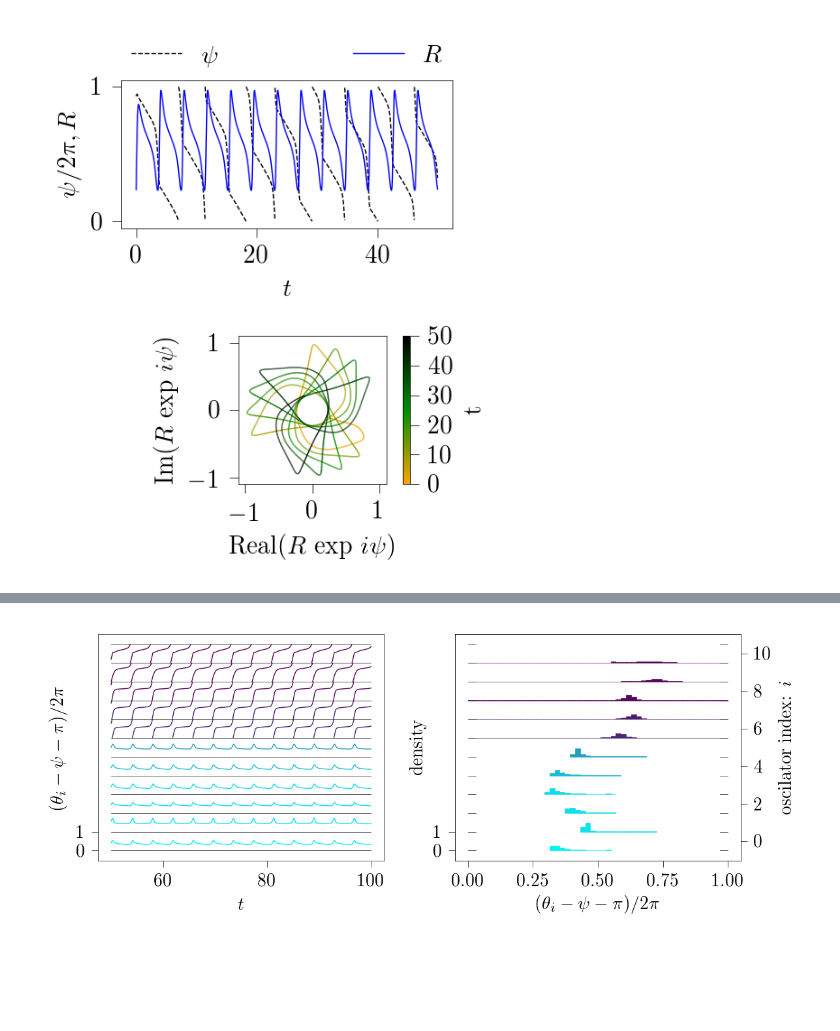
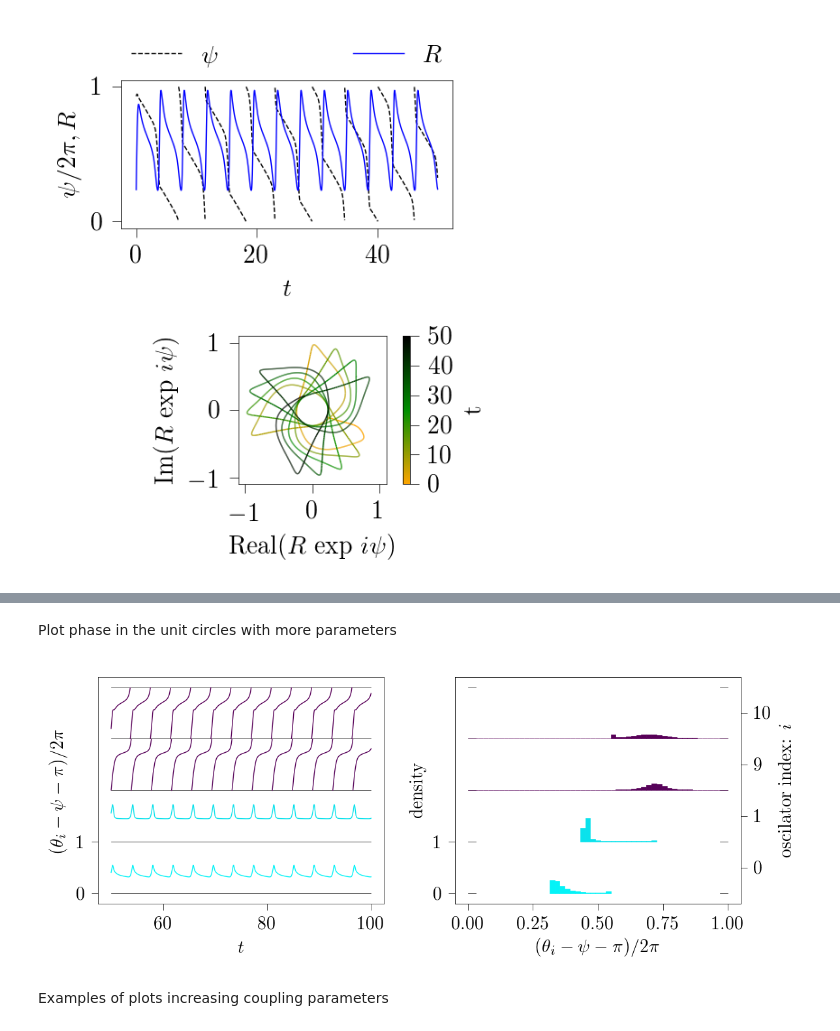
Before and after one commit to cbnfreitas/kuramoto_model_integrate_and_plot, a Jupyter notebook: run_integrate_measure_and_plot.ipynb, the cells around one changed output, grey strips where cells are left out. Drawn from its saved outputs; the diff is of its cells as text; code cells hidden in the pictures; blank space fills up the shorter version.

```diff
--- a/run_integrate_measure_and_plot.ipynb
+++ b/run_integrate_measure_and_plot.ipynb
@@ -7,8 +7,10 @@
 import numpy as np
 import matplotlib.pyplot as plt
 
-from matplotlib_latex_configurations import *
 from network_of_oscillators_Kuramoto_model import *
 from network_of_oscillators_integrate_and_sync_quantifiers import *
 from network_of_oscillators_plot_utils import *
+
+from matplotlib_latex_configurations import *
+rcParams['figure.figsize'] = (one_column_figure_size * golden_ration, one_column_figure_size)
 # %%
@@ -20,6 +27,4 @@ kuramotoModel=KuramotoModel(w, E, c = 7.5)
 # %%
-fig, ax = plt.subplots(figsize=(one_column_figure_size * golden_ration,one_column_figure_size))
-plot_coupling_graph(E, w, ax)
-plt.tight_layout()
+plot_coupling_graph(E, w)
 # plt.savefig("tex_example\\graph.pdf")
 # %% [output]
@@ -27,5 +35,6 @@ plt.tight_layout()
 # %%
-theta0=np.loadtxt('parameters/N0011_R001.Ic')
+%%time
+kuramotoModel.tau = 0.5
 out=integrate_and_measure(kuramotoModel, theta0, tf=100)
 print(out['mean_r'], out['partial_sync'])
 t, theta, r, psi = unpack_print(out)
@@ -33,0 +46,7 @@ t, theta, r, psi = unpack_print(out)
+# %%
+%%time
+kuramotoModel.tau = 0
+out=integrate_and_measure(kuramotoModel, theta0, tf=100)
+print(out['mean_r'], out['partial_sync'])
+t, theta, r, psi = unpack_print(out)
+# odeint (without delay) is much faster than ddeint (with delay)
@@ -52,24 +94,28 @@ plt.savefig("tex_example\\orderParameter.pdf")
+# %% [markdown]
+Plot phase in the unit circles with more parameters
 # %%
 fig, ((ax1, ax2)) = plt.subplots(1, 2, figsize=(6,2.5))
-# sel = [0, 2, 6, 9, 3, 4]
+sel = [0, 1, 9, 10]
 
-plot_phase_minus_psi(t, theta, psi, tlim = [50,100],
+plot_phase_mod_2pi(t, theta, psi, tlim = [50,100],
+                   color = frequency_to_color(w),
+                   sel = sel,
+                   shift_axis = True,
+                   show_right_ax_labels = False,
+                   ax = ax1)
+
+plot_phase_mod_2pi_histogram(theta, psi,
                     color = frequency_to_color(w),
-#                     sel = sel,
-                    shift_axis = True,
-                    show_right_ax_labels = False,
-                    ax = ax1)
-
-plot_phase_minus_psi_histogram(theta, psi,
-                    color = frequency_to_color(w),
-#                     sel = sel,
+                    sel = sel,
                     shift_axis = True,
                     ax = ax2)
 
 plt.tight_layout()
 # plt.savefig("tex_example\\phaseVariables.pdf")
 # %% [output]
-[figure, old version]
+[figure, new version]
+# %% [markdown]
+Examples of plots increasing coupling parameters
 # %%
 #Increasing coupling parameter
 def plot_increasing_c(c0, cf, cstep):
```
Also changed, not shown: parts of 19 cells of this notebook.
